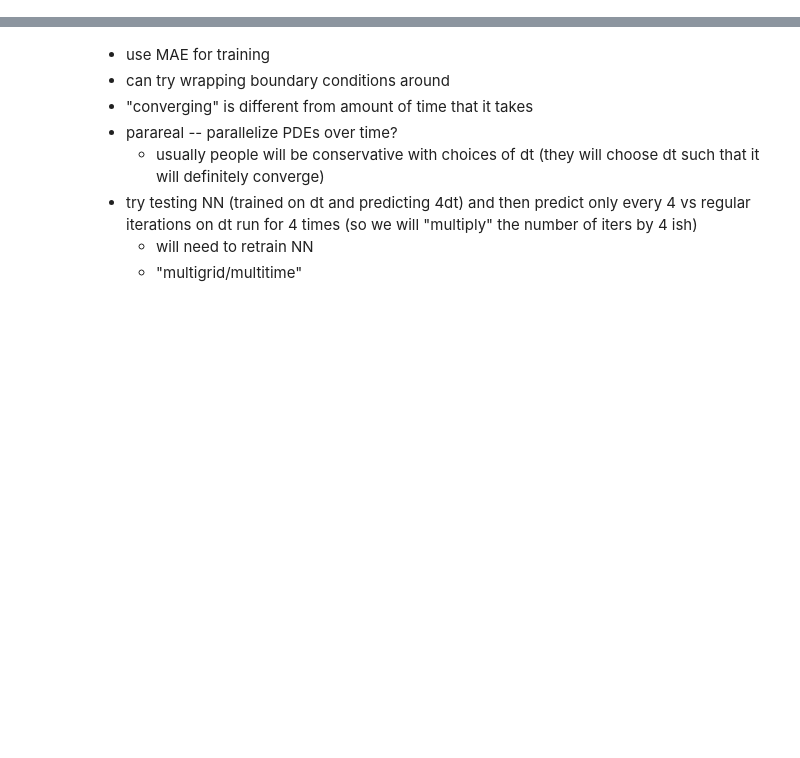
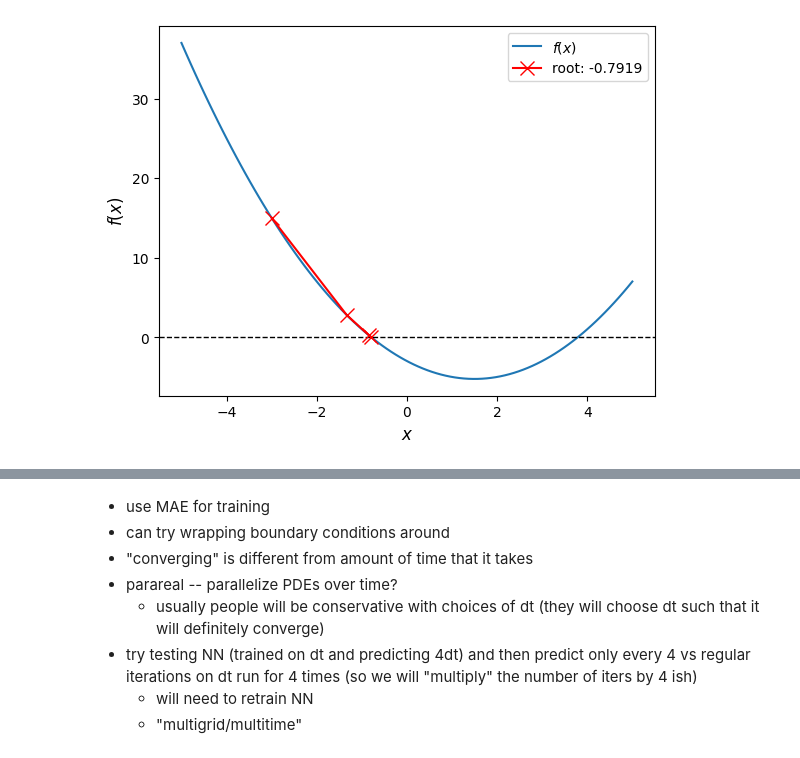
Before and after one commit to jakinng/A-PINN, a Jupyter notebook: diffusion_equation.ipynb, the cells around one changed output, grey strips where cells are left out. Saved outputs shown, nothing was run; the diff lists cells and outputs as text; code cells hidden in the pictures; blank space fills up the shorter version.

```diff
--- a/diffusion_equation.ipynb
+++ b/diffusion_equation.ipynb
@@ -210,0 +3,83 @@ def newton_2d_example(): # from https://wiki.math.ntnu.no/_media/tma4125/2017v/n
+# %%
+#@title Newton's Method
+# Adapted from https://jax.quantecon.org/newtons_method.html
+# https://wiki.math.ntnu.no/_media/tma4125/2017v/newton.pdf
+
+# import numpy as np
+import matplotlib.pyplot as plt
+import matplotlib.animation as animation
+from matplotlib.animation import FuncAnimation
+import jax
+from jax import numpy as jnp
+from IPython.display import HTML # display videos
+
+"""
+Computes a root of f using Newton's method, with initial guess x_0
+
+Parameters:
+* f : the function to find a root of
+* x_0 : the initial guess for a root
+* max_iter : the maximum number of iterations
+"""
+def newton(f, x_0, tol = 1e-5, max_iter = 3):
+    df = jax.jacfwd(f) # Jacobian of f
+    error = jnp.inf
+    e_all = jnp.expand_dims(error, axis = 0) # Error for each iteration
+    x_all = jnp.expand_dims(x_0, axis = 0) # Value for each iteration
+    n_iter = 0
+    while error > tol and n_iter < max_iter:
+        n_iter += 1
+        x = x_all[n_iter - 1]
+        dfx = df(x)
+        if dfx.shape == (): # The problem is 1-dimensional
+            # x_n = x - jnp.linalg.lstsq(jnp.array(dfx).reshape(1, 1), jnp.array(f(x)).reshape(1, ))[0]
+            x_all = jnp.append(x_all, jnp.expand_dims((x - f(x) / dfx), axis = 0), axis = 0) # Newton iteration
+        else:
+            # x_n = x - jnp.linalg.pinv(df(x)) @ f(x)
+            # x_n = x - jnp.linalg.solve(df(x), f(x))
+            x_n = x - jnp.linalg.lstsq(dfx, f(x))[0] # x_n = x - JF(x)^{-1}f(x)
+            x_all = jnp.append(x_all, x_n[None, :])
+        error = jnp.linalg.norm(x_all[n_iter] - x_all[n_iter - 1]) / jnp.linalg.norm(x_all[n_iter - 1])
+        e_all = jnp.append(e_all, jnp.expand_dims(error, axis = 0), axis = 0)
+    else:
+        return x_all, n_iter, e_all
+
+def plot_function_1d(f, range, label = '$f(x)$', x_label = '$x$', y_label = '$f(x)$', show = True):
+    n = 100
+    fontsize = 12
+    x = jnp.linspace(range[0], range[1], n)
+    fig, ax = plt.subplots()
+    ax.plot(x, f(x), label = label)
+    ax.set_xlabel(x_label, fontsize = fontsize)
+    ax.set_ylabel(y_label, fontsize = fontsize)
+    ax.axhline(color = 'black', linestyle = '--', linewidth = 1)
+    ax.legend(fontsize = fontsize)
+    if show:
+        plt.show()
+    return fig, ax
+
+def newton_1d_example():
+    # f = lambda x: jnp.sin(4 * (x - 1/4)) + x + x ** 20 - 3
+    f = lambda x: x ** 2 - 3 * x -3
+    x_0 = -3.0
+    root, n_iter, error = newton(f, x_0 = x_0)
+    fig, ax = plot_function_1d(f, range = (-5, 5), show = False)
+    # print(root[0]))
+    ax.plot(root, f(root), marker = 'x', color = 'red', label = f"root: {root[-1]:.4f}", markersize = 10)
+    ax.legend()
+    plt.show()
+    print(f"Number of iterations starting from x_0 = {x_0}: {n_iter}")
+    plt.close()
+
+def newton_2d_example(): # from https://wiki.math.ntnu.no/_media/tma4125/2017v/newton.pdf
+    def f(x):
+        return jnp.array([x[0] * jnp.exp(x[1]) - 1, -x[0]**2 + x[1] - 1])
+    x_0 = jnp.array([0.1, 0.1])
+    x, n_iter, e_all = newton(f, x_0, tol = 10e-7, max_iter = 100)
+    print(f"{x=}", n_iter)
+    print(f(x))
+
+newton_1d_example()
+newton_2d_example()
+# %% [output]
+[figure, added]
```
Also changed, not shown: parts of 12 cells of this notebook.
